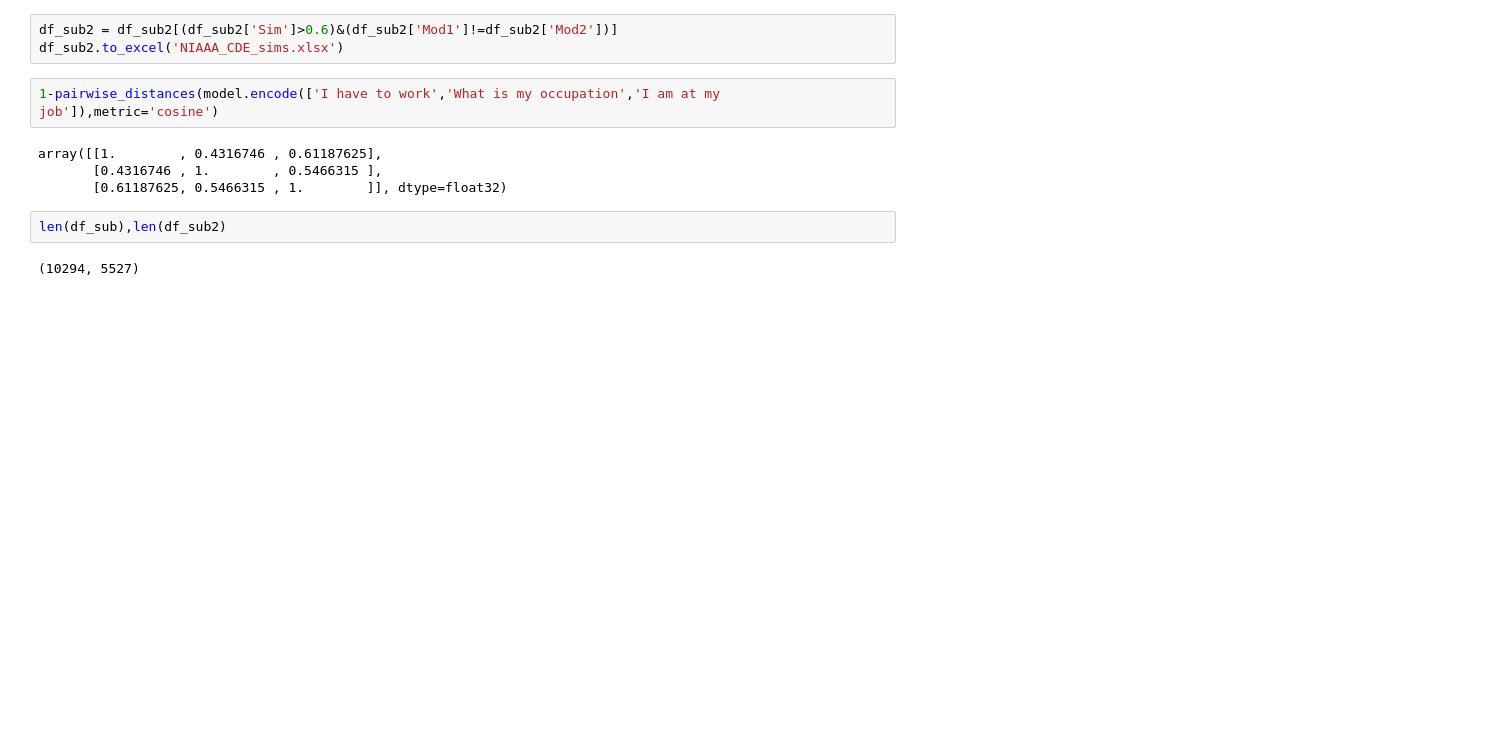
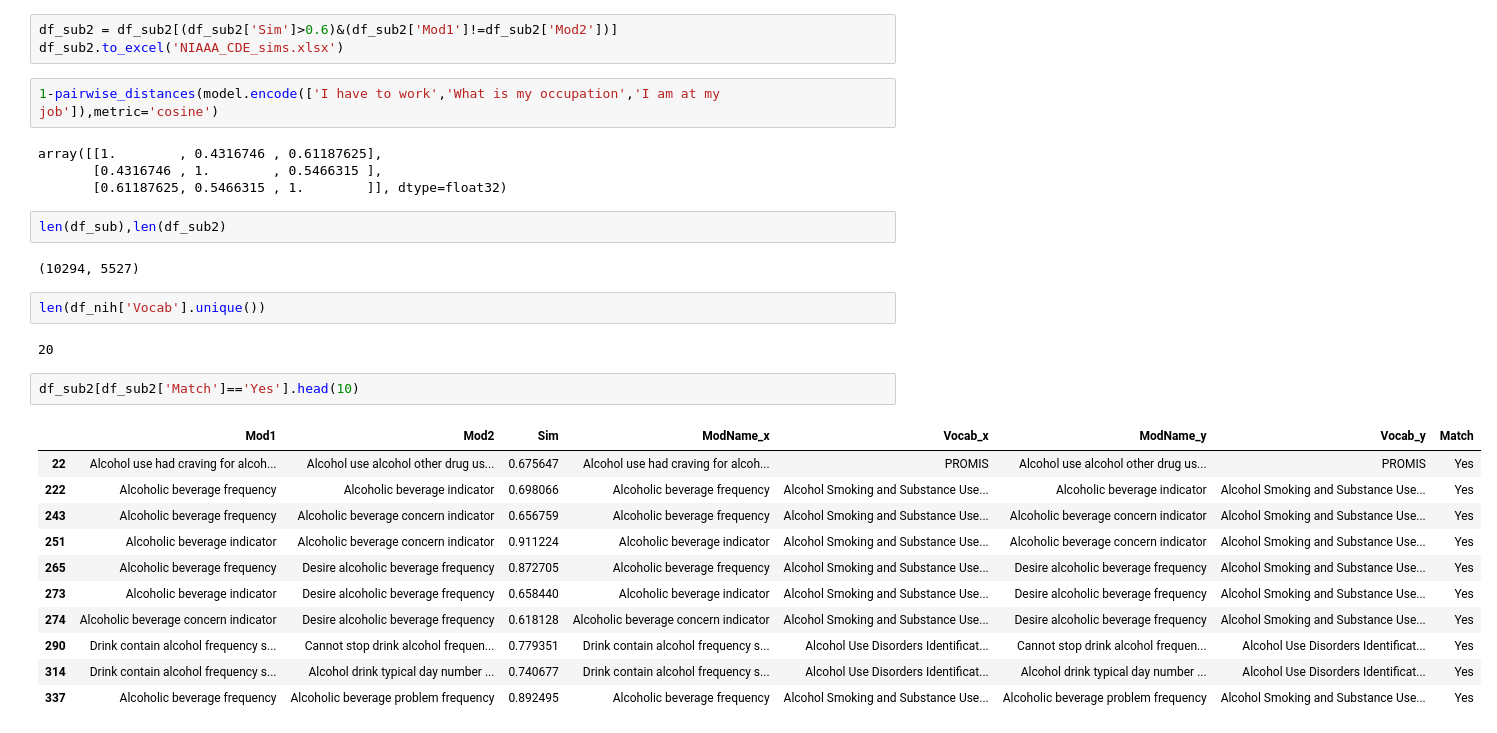
Before and after one commit to netrias/assist, a Jupyter notebook: notebooks/Ph2/niaaa_cde_analysis.ipynb, the cells around one changed output. Cells and saved outputs as stored; diff of their text form; blank space fills up the shorter version.

Commit message:
updatetd to include work on analysis of alcohol related ontologies

```diff
--- a/notebooks/Ph2/niaaa_cde_analysis.ipynb
+++ b/notebooks/Ph2/niaaa_cde_analysis.ipynb
@@ -236,3 +236,21 @@ array([[1.        , 0.4316746 , 0.61187625],
 len(df_sub),len(df_sub2)
 # %% [output]
 (10294, 5527)
+# %%
+len(df_nih['Vocab'].unique())
+# %% [output]
+20
+# %%
+df_sub2[df_sub2['Match']=='Yes'].head(10)
+# %% [output]
+|  | Mod1 | Mod2 | Sim | ModName_x | Vocab_x | ModName_y | Vocab_y | Match |
+| 22 | Alcohol use had craving for alcoh... | Alcohol use alcohol other drug us... | 0.675647 | Alcohol use had craving for alcoh... | PROMIS | Alcohol use alcohol other drug us... | PROMIS | Yes |
+| 222 | Alcoholic beverage frequency | Alcoholic beverage indicator | 0.698066 | Alcoholic beverage frequency | Alcohol Smoking and Substance Use... | Alcoholic beverage indicator | Alcohol Smoking and Substance Use... | Yes |
+| 243 | Alcoholic beverage frequency | Alcoholic beverage concern indicator | 0.656759 | Alcoholic beverage frequency | Alcohol Smoking and Substance Use... | Alcoholic beverage concern indicator | Alcohol Smoking and Substance Use... | Yes |
+| 251 | Alcoholic beverage indicator | Alcoholic beverage concern indicator | 0.911224 | Alcoholic beverage indicator | Alcohol Smoking and Substance Use... | Alcoholic beverage concern indicator | Alcohol Smoking and Substance Use... | Yes |
+| 265 | Alcoholic beverage frequency | Desire alcoholic beverage frequency | 0.872705 | Alcoholic beverage frequency | Alcohol Smoking and Substance Use... | Desire alcoholic beverage frequency | Alcohol Smoking and Substance Use... | Yes |
+| 273 | Alcoholic beverage indicator | Desire alcoholic beverage frequency | 0.658440 | Alcoholic beverage indicator | Alcohol Smoking and Substance Use... | Desire alcoholic beverage frequency | Alcohol Smoking and Substance Use... | Yes |
+| 274 | Alcoholic beverage concern indicator | Desire alcoholic beverage frequency | 0.618128 | Alcoholic beverage concern indicator | Alcohol Smoking and Substance Use... | Desire alcoholic beverage frequency | Alcohol Smoking and Substance Use... | Yes |
+| 290 | Drink contain alcohol frequency s... | Cannot stop drink alcohol frequen... | 0.779351 | Drink contain alcohol frequency s... | Alcohol Use Disorders Identificat... | Cannot stop drink alcohol frequen... | Alcohol Use Disorders Identificat... | Yes |
+| 314 | Drink contain alcohol frequency s... | Alcohol drink typical day number ... | 0.740677 | Drink contain alcohol frequency s... | Alcohol Use Disorders Identificat... | Alcohol drink typical day number ... | Alcohol Use Disorders Identificat... | Yes |
+| 337 | Alcoholic beverage frequency | Alcoholic beverage problem frequency | 0.892495 | Alcoholic beverage frequency | Alcohol Smoking and Substance Use... | Alcoholic beverage problem frequency | Alcohol Smoking and Substance Use... | Yes |
```
Also changed, not shown: 4 other files.
